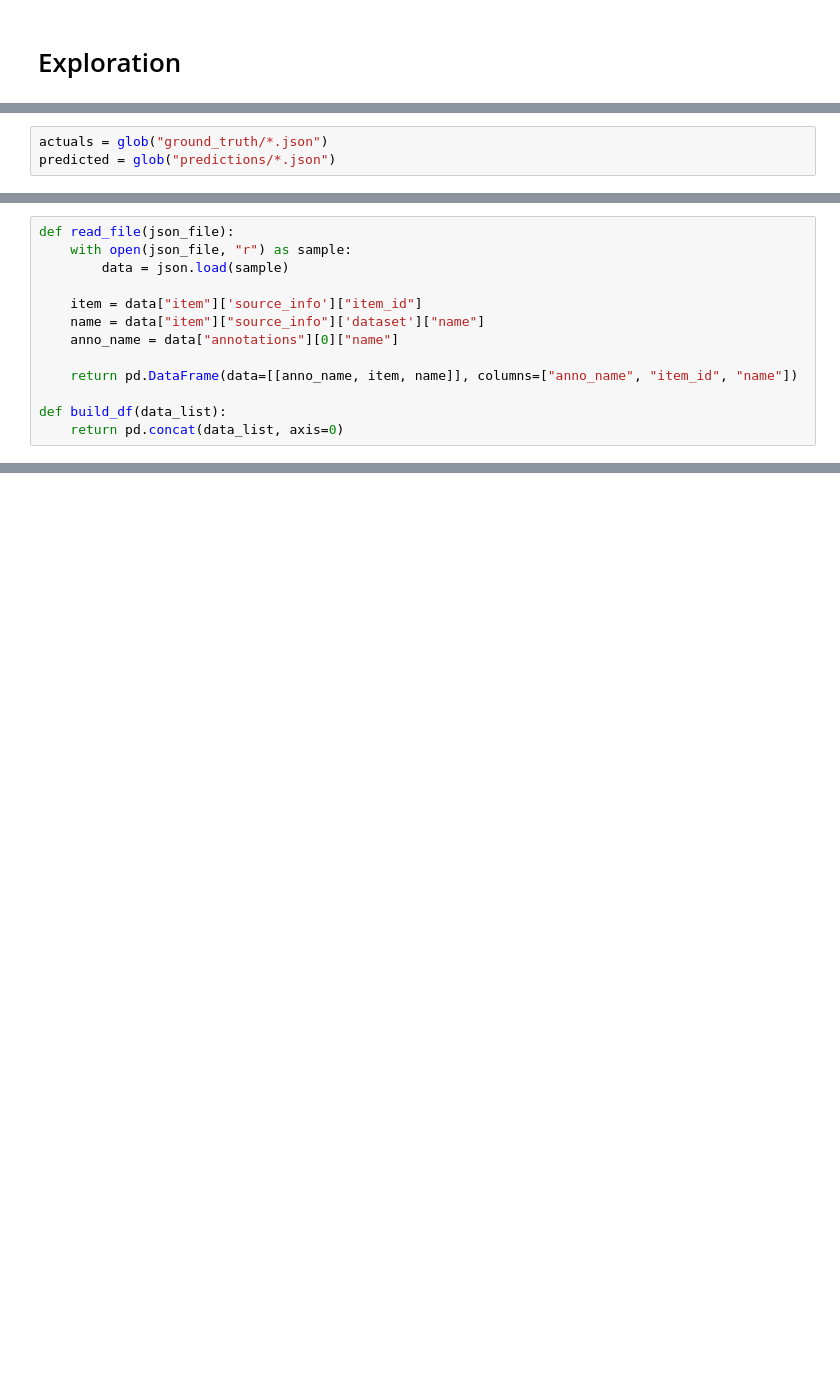
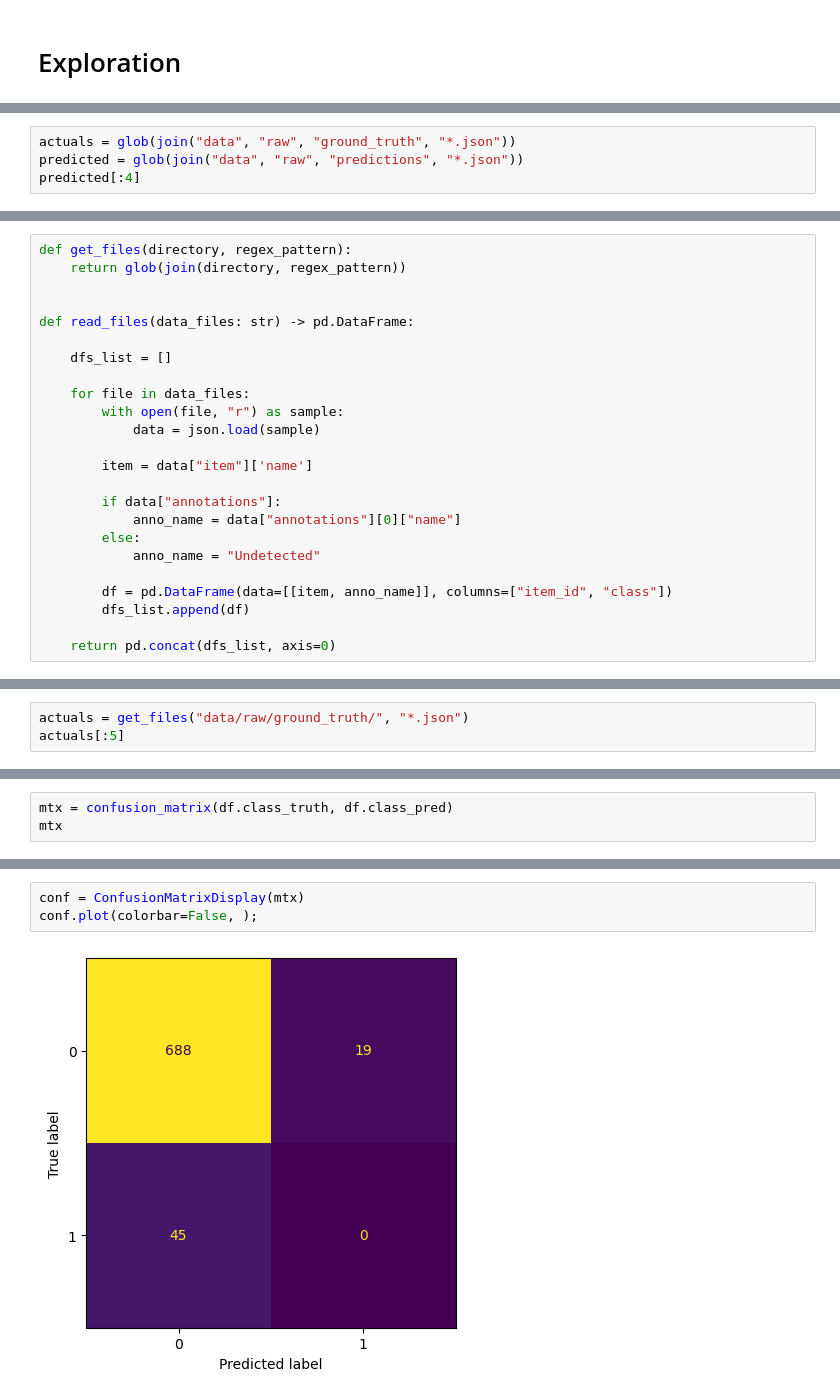
Before and after one commit to ramonpzg/agri_challenge, a Jupyter notebook: exploration.ipynb, the cells around one changed output, grey strips where cells are left out. Cells and saved outputs as stored; diff of their text form; blank space fills up the shorter version.

```diff
--- a/exploration.ipynb
+++ b/exploration.ipynb
@@ -8,3 +13,4 @@ from glob import glob
 # %%
-actuals = glob("ground_truth/*.json")
-predicted = glob("predictions/*.json")
+actuals = glob(join("data", "raw", "ground_truth", "*.json"))
+predicted = glob(join("data", "raw", "predictions", "*.json"))
+predicted[:4]
@@ -101,13 +131,24 @@ data["annotations"][0]["name"]
 # %%
-def read_file(json_file):
-    with open(json_file, "r") as sample:
-        data = json.load(sample)
+def get_files(directory, regex_pattern):
+    return glob(join(directory, regex_pattern))
 
-    item = data["item"]['source_info']["item_id"]
-    name = data["item"]["source_info"]['dataset']["name"]
-    anno_name = data["annotations"][0]["name"]
 
-    return pd.DataFrame(data=[[anno_name, item, name]], columns=["anno_name", "item_id", "name"])
+def read_files(data_files: str) -> pd.DataFrame:
 
-def build_df(data_list):
-    return pd.concat(data_list, axis=0)
+    dfs_list = []
+
+    for file in data_files:
+        with open(file, "r") as sample:
+            data = json.load(sample)
+
+        item = data["item"]['name']
+
+        if data["annotations"]:
+            anno_name = data["annotations"][0]["name"]
+        else:
+            anno_name = "Undetected"
+
+        df = pd.DataFrame(data=[[item, anno_name]], columns=["item_id", "class"])
+        dfs_list.append(df)
+
+    return pd.concat(dfs_list, axis=0)
@@ -113,0 +157,3 @@ def build_df(data_list):
+# %%
+actuals = get_files("data/raw/ground_truth/", "*.json")
+actuals[:5]
@@ -147,0 +255,3 @@ ValueError: Mixing dicts with non-Series may lead to ambiguous ordering.
+# %%
+mtx = confusion_matrix(df.class_truth, df.class_pred)
+mtx
@@ -147,0 +261,5 @@ ValueError: Mixing dicts with non-Series may lead to ambiguous ordering.
+# %%
+conf = ConfusionMatrixDisplay(mtx)
+conf.plot(colorbar=False, );
+# %% [output]
+[figure, added]
```
Also changed, not shown: parts of 46 cells of this notebook.
